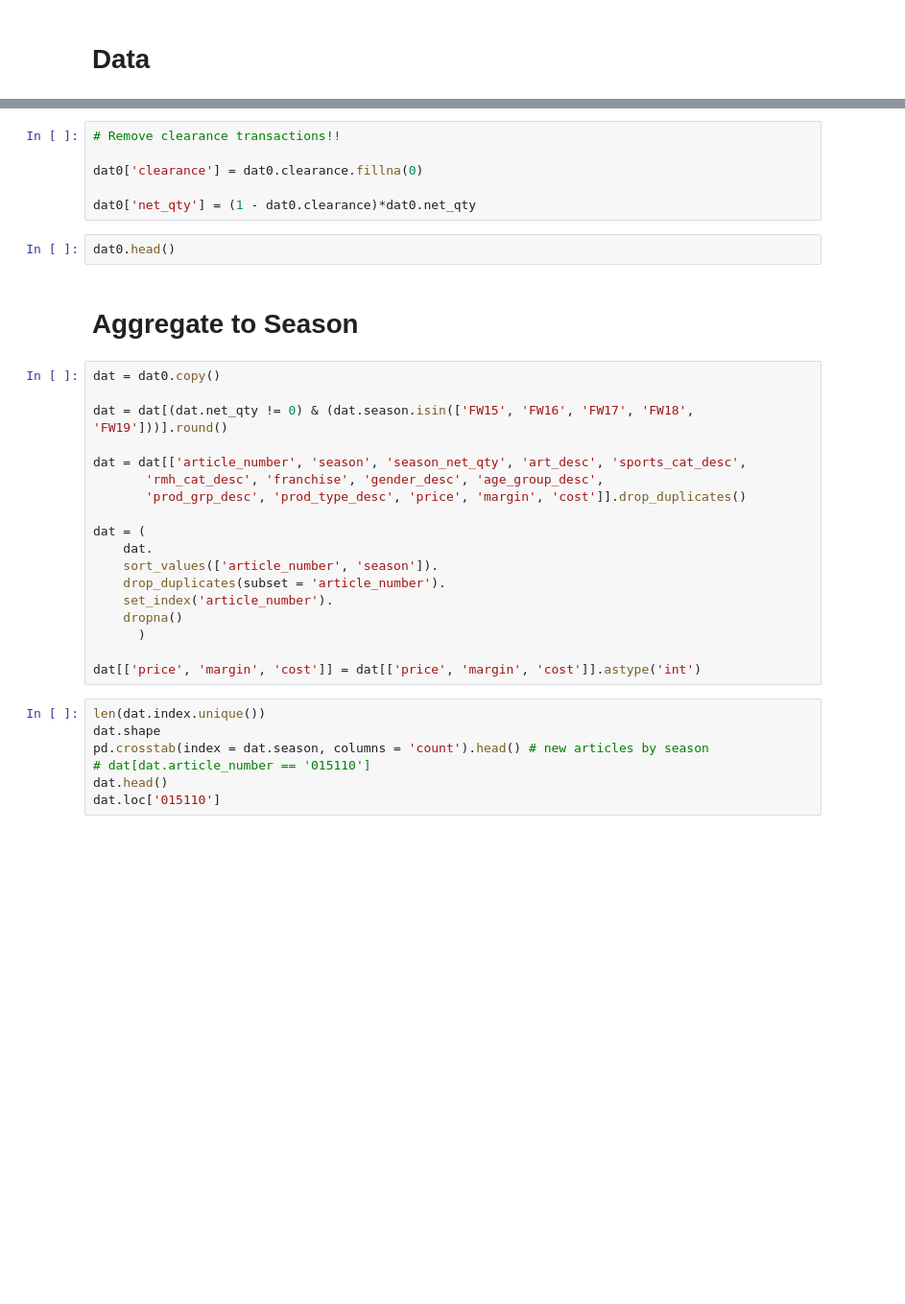
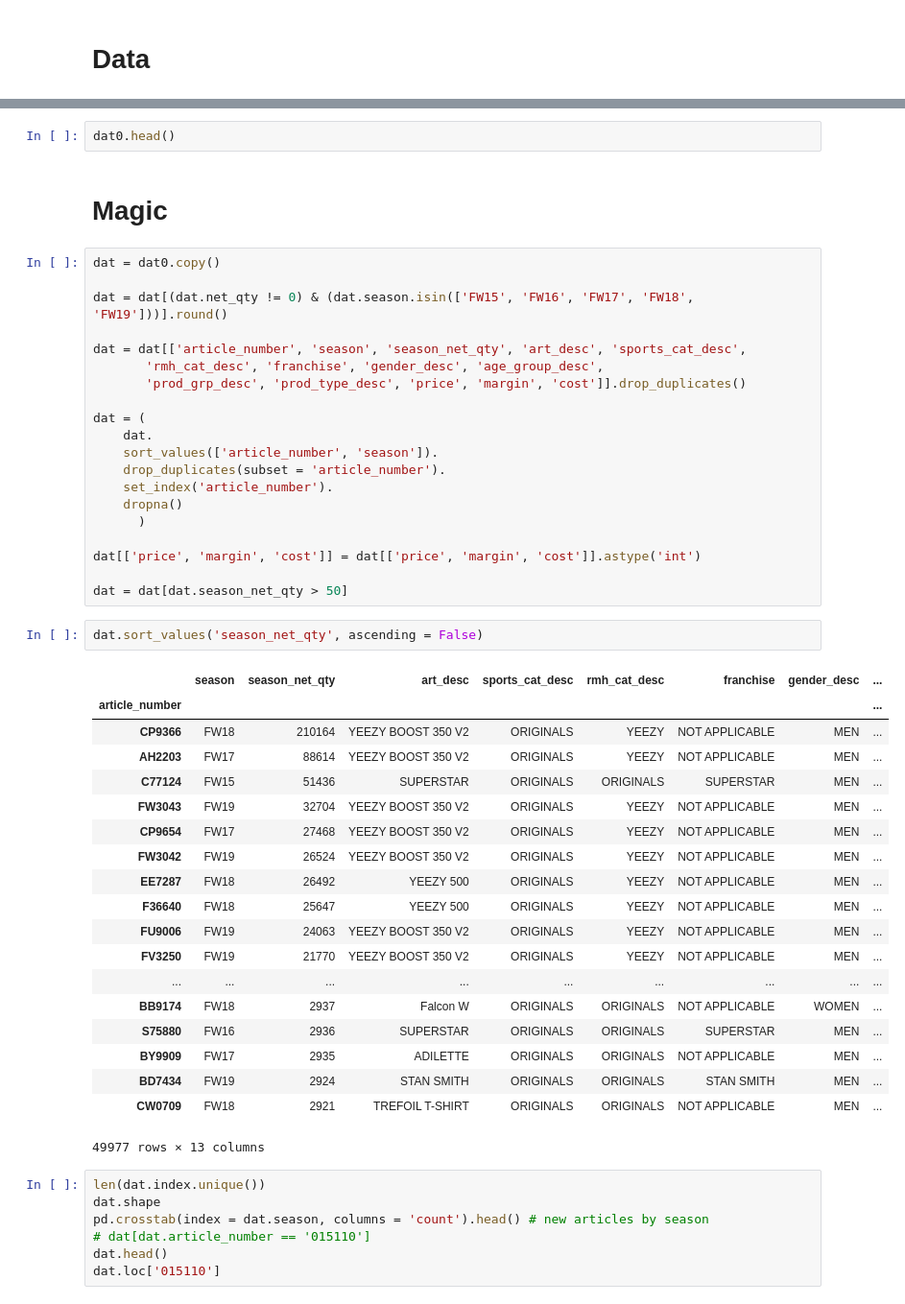
Before and after one commit to cwcomiskey/Misc, a Jupyter notebook: adidas/new_article_EDA.ipynb, the cells around one changed output, grey strips where cells are left out. Shown at 96% size. Drawn from its saved outputs; the diff is of its cells as text; blank space fills up the shorter version.

```diff
--- a/adidas/new_article_EDA.ipynb
+++ b/adidas/new_article_EDA.ipynb
@@ -74,13 +78,7 @@ ref_dat0 = pd.read_csv('data/Article reference data.csv', low_memory = False, er
-# %%
-# Remove clearance transactions!!
-
-dat0['clearance'] = dat0.clearance.fillna(0)
-
-dat0['net_qty'] = (1 - dat0.clearance)*dat0.net_qty
 # %%
 dat0.head()
-# %% [markdown]
-# Aggregate to Season
+# %% [markdown]
+# Magic
 # %%
 dat = dat0.copy()
 
@@ -99,6 +97,30 @@ dat = (
       )
 
 dat[['price', 'margin', 'cost']] = dat[['price', 'margin', 'cost']].astype('int')
+
+dat = dat[dat.season_net_qty > 50]
+# %%
+dat.sort_values('season_net_qty', ascending = False)
+# %% [output]
+|  | season | season_net_qty | art_desc | sports_cat_desc | rmh_cat_desc | franchise | gender_desc | ... |
+| article_number |  |  |  |  |  |  |  | ... |
+| CP9366 | FW18 | 210164 | YEEZY BOOST 350 V2 | ORIGINALS | YEEZY | NOT APPLICABLE | MEN | ... |
+| AH2203 | FW17 | 88614 | YEEZY BOOST 350 V2 | ORIGINALS | YEEZY | NOT APPLICABLE | MEN | ... |
+| C77124 | FW15 | 51436 | SUPERSTAR | ORIGINALS | ORIGINALS | SUPERSTAR | MEN | ... |
+| FW3043 | FW19 | 32704 | YEEZY BOOST 350 V2 | ORIGINALS | YEEZY | NOT APPLICABLE | MEN | ... |
+| CP9654 | FW17 | 27468 | YEEZY BOOST 350 V2 | ORIGINALS | YEEZY | NOT APPLICABLE | MEN | ... |
+| FW3042 | FW19 | 26524 | YEEZY BOOST 350 V2 | ORIGINALS | YEEZY | NOT APPLICABLE | MEN | ... |
+| EE7287 | FW18 | 26492 | YEEZY 500 | ORIGINALS | YEEZY | NOT APPLICABLE | MEN | ... |
+| F36640 | FW18 | 25647 | YEEZY 500 | ORIGINALS | YEEZY | NOT APPLICABLE | MEN | ... |
+| FU9006 | FW19 | 24063 | YEEZY BOOST 350 V2 | ORIGINALS | YEEZY | NOT APPLICABLE | MEN | ... |
+| FV3250 | FW19 | 21770 | YEEZY BOOST 350 V2 | ORIGINALS | YEEZY | NOT APPLICABLE | MEN | ... |
+| ... | ... | ... | ... | ... | ... | ... | ... | ... |
+| BB9174 | FW18 | 2937 | Falcon W | ORIGINALS | ORIGINALS | NOT APPLICABLE | WOMEN | ... |
+| S75880 | FW16 | 2936 | SUPERSTAR | ORIGINALS | ORIGINALS | SUPERSTAR | MEN | ... |
+| BY9909 | FW17 | 2935 | ADILETTE | ORIGINALS | ORIGINALS | NOT APPLICABLE | MEN | ... |
+| BD7434 | FW19 | 2924 | STAN SMITH | ORIGINALS | ORIGINALS | STAN SMITH | MEN | ... |
+| CW0709 | FW18 | 2921 | TREFOIL T-SHIRT | ORIGINALS | ORIGINALS | NOT APPLICABLE | MEN | ... |
+49977 rows × 13 columns
 # %%
 len(dat.index.unique())
 dat.shape
```
Also changed, not shown: parts of 18 cells of this notebook.
